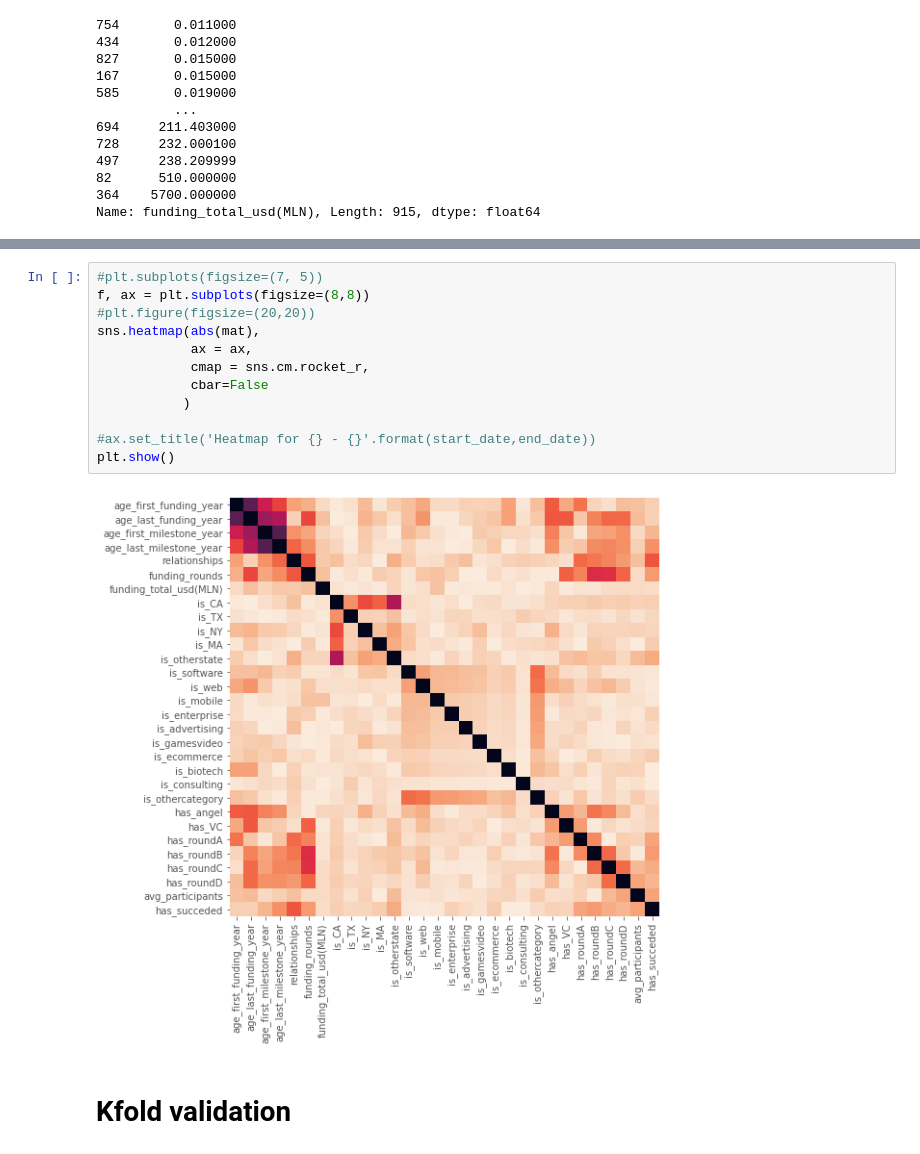
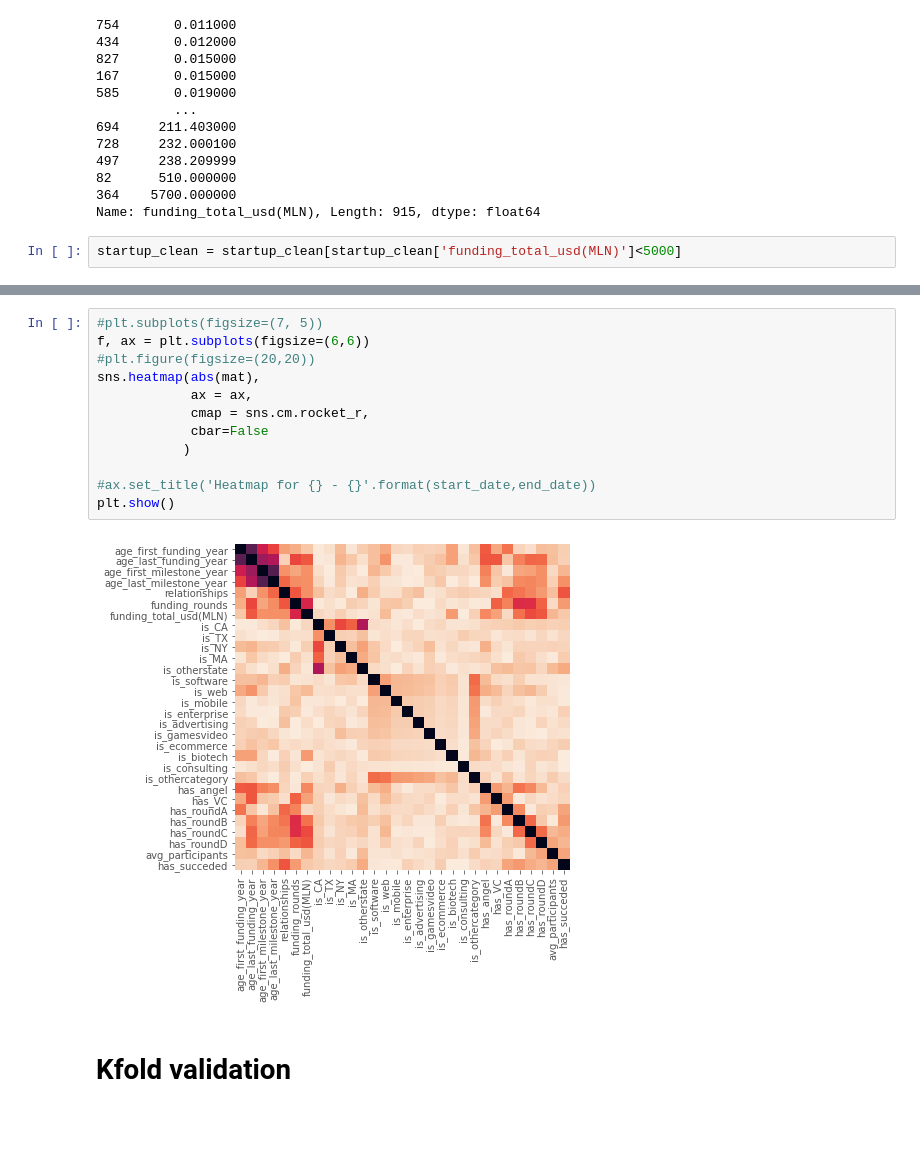
Before and after one commit to andreapiodantonio/data_science_project_dismi_adantonio_oczerwisnki, a Jupyter notebook: startup_classificator/startup_classificator.ipynb, the cells around one changed output, grey strips where cells are left out. Saved outputs shown, nothing was run; the diff lists cells and outputs as text; blank space fills up the shorter version.

```diff
--- a/startup_classificator/startup_classificator.ipynb
+++ b/startup_classificator/startup_classificator.ipynb
@@ -334,6 +302,8 @@ startup_clean['funding_total_usd(MLN)'].sort_values()
 82      510.000000
 364    5700.000000
 Name: funding_total_usd(MLN), Length: 915, dtype: float64
+# %%
+startup_clean = startup_clean[startup_clean['funding_total_usd(MLN)']<5000]
 # %%
 def plot_regs(df, features):
     plt.subplots(figsize=(20,20))
@@ -376,18 +346,18 @@ mat
 30 rows × 30 columns
 # %%
 #plt.subplots(figsize=(7, 5))
-f, ax = plt.subplots(figsize=(8,8))
+f, ax = plt.subplots(figsize=(6,6))
 #plt.figure(figsize=(20,20))
 sns.heatmap(abs(mat),
             ax = ax,
             cmap = sns.cm.rocket_r,
             cbar=False
            )
 
 #ax.set_title('Heatmap for {} - {}'.format(start_date,end_date))
 plt.show()
 # %% [output]
-[figure, old version]
+[figure, new version]
 # %% [markdown]
 # Kfold validation
 # %%
```
Also changed, not shown: parts of 40 cells of this notebook.
